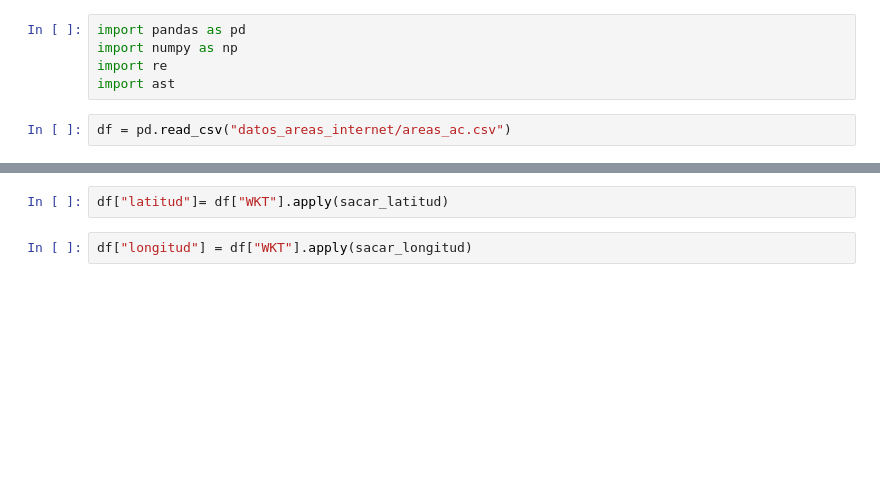
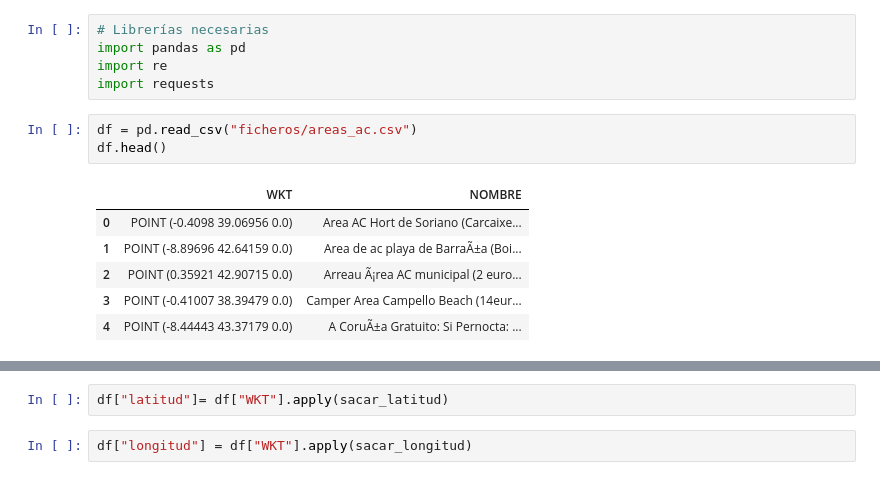
Before and after one commit to sanfermen/motorhome-areas, a Jupyter notebook: areas_ac.ipynb, the cells around one changed output, grey strips where cells are left out. Cells and saved outputs as stored; diff of their text form; blank space fills up the shorter version.

```diff
--- a/areas_ac.ipynb
+++ b/areas_ac.ipynb
@@ -1,7 +1,15 @@
 # %%
+# Librerías necesarias
 import pandas as pd
-import numpy as np
 import re
-import ast
+import requests
 # %%
-df = pd.read_csv("datos_areas_internet/areas_ac.csv")
+df = pd.read_csv("ficheros/areas_ac.csv")
+df.head()
+# %% [output]
+|  | WKT | NOMBRE |
+| 0 | POINT (-0.4098 39.06956 0.0) | Area AC Hort de Soriano (Carcaixe... |
+| 1 | POINT (-8.89696 42.64159 0.0) | Area de ac playa de BarraÃ±a (Boi... |
+| 2 | POINT (0.35921 42.90715 0.0) | Arreau Ã¡rea AC municipal (2 euro... |
+| 3 | POINT (-0.41007 38.39479 0.0) | Camper Area Campello Beach (14eur... |
+| 4 | POINT (-8.44443 43.37179 0.0) | A CoruÃ±a Gratuito: Si Pernocta: ... |
```
Also changed, not shown: parts of 61 cells of this notebook, 23 other files.
